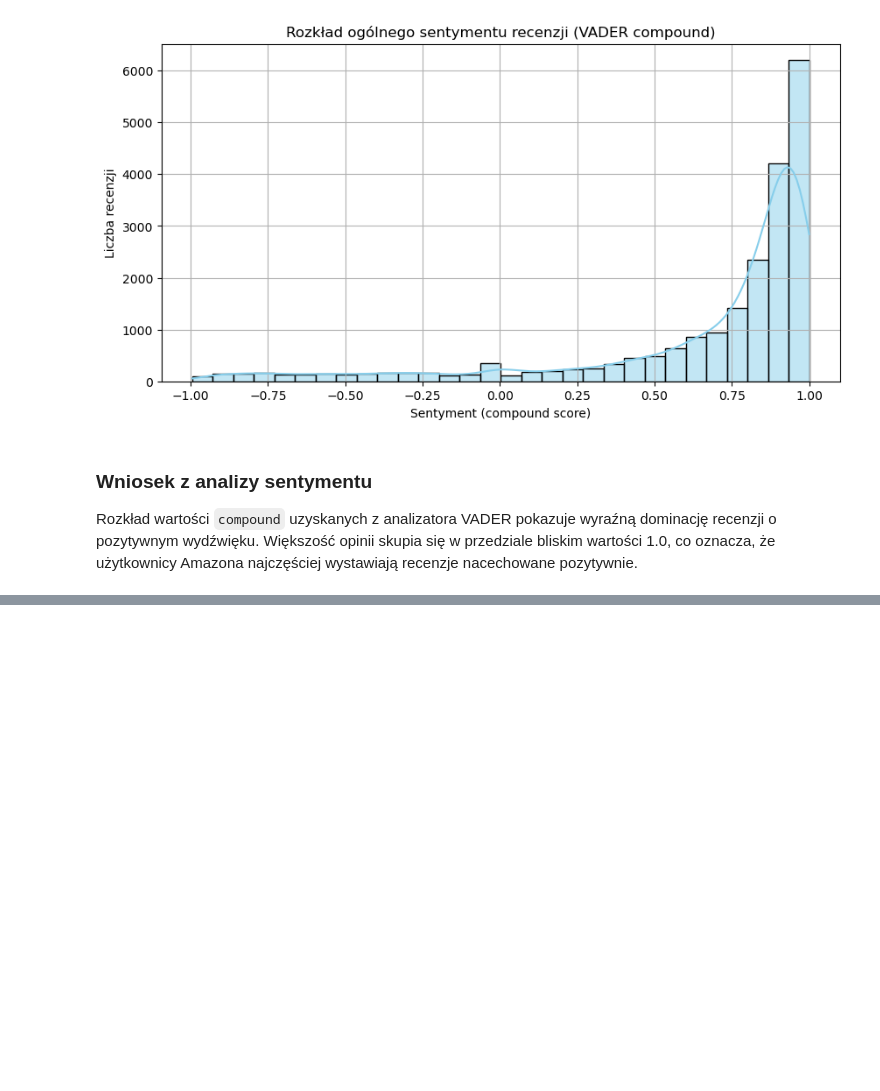
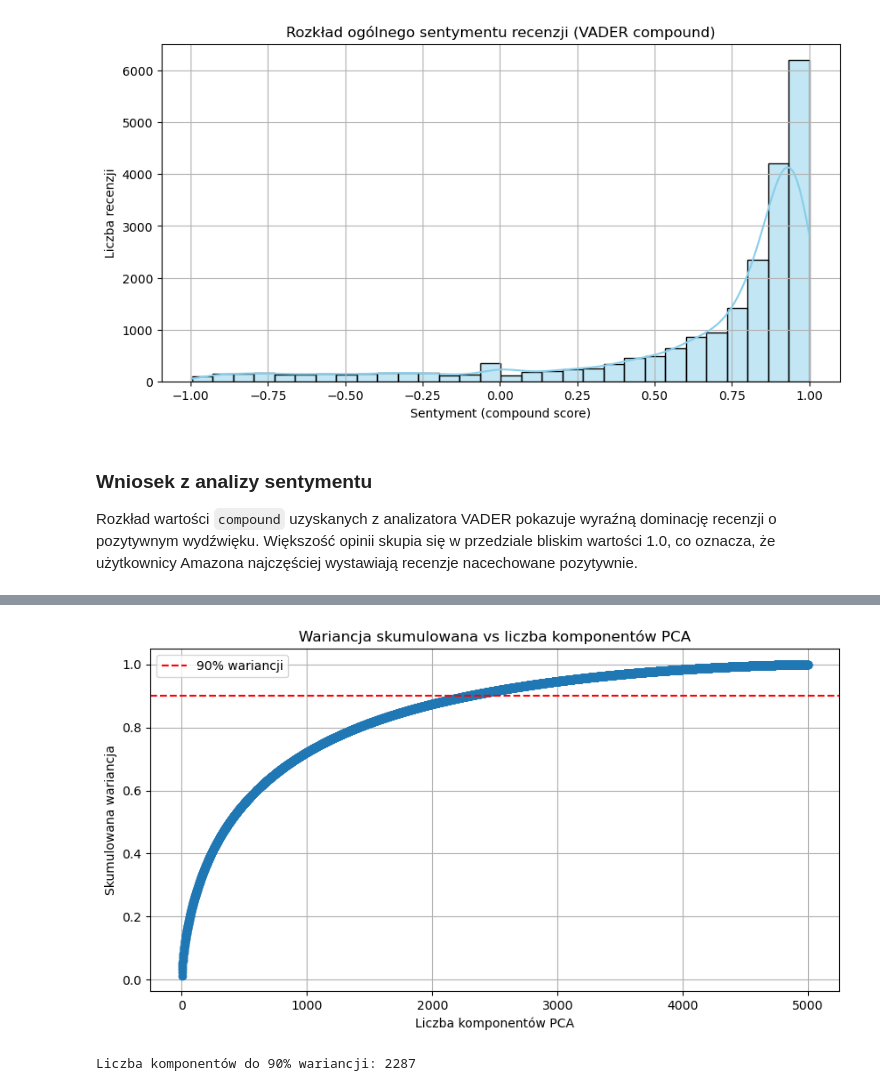
Before and after one commit to StaryDron/Amazon_Reviews_ML_Project, a Jupyter notebook: Checkpoint_1.ipynb, the cells around one changed output, grey strips where cells are left out. Saved outputs shown, nothing was run; the diff lists cells and outputs as text; code cells hidden in the pictures; blank space fills up the shorter version.

```diff
--- a/Checkpoint_1.ipynb
+++ b/Checkpoint_1.ipynb
@@ -224,0 +275,11 @@ Rozkład wartości `compound` uzyskanych z analizatora VADER pokazuje wyraźną
+# %%
+from sklearn.feature_extraction.text import TfidfVectorizer
+
+vectorizer=TfidfVectorizer(max_features=5000)
+X_tfidf= vectorizer.fit_transform(df["processed_text"])
+
+print(f"Rozmiar macierzy TF-IDF: {X_tfidf.shape}")
+print(f"Typ obiektu: {type(X_tfidf)}")
+
+tfidf_df = pd.DataFrame(X_tfidf.toarray(), columns=vectorizer.get_feature_names_out())
+tfidf_df.iloc[0].sort_values(ascending=False).head(10)
@@ -224,0 +306,25 @@ Rozkład wartości `compound` uzyskanych z analizatora VADER pokazuje wyraźną
+# %%
+from sklearn.decomposition import PCA
+
+pca_full=PCA()
+X_pca_full = pca_full.fit_transform(X_tfidf.toarray())
+# %%
+import numpy as np
+
+explained_var=np.cumsum(pca_full.explained_variance_ratio_)
+
+plt.figure(figsize=(10, 5))
+plt.plot(range(1, len(explained_var) + 1), explained_var, marker='o')
+plt.axhline(0.90, color='r', linestyle='--', label='90% wariancji')
+plt.title("Wariancja skumulowana vs liczba komponentów PCA")
+plt.xlabel("Liczba komponentów PCA")
+plt.ylabel("Skumulowana wariancja")
+plt.grid(True)
+plt.legend()
+plt.show()
+
+n_components_90 = np.argmax(explained_var >= 0.90) + 1
+print(f"Liczba komponentów do 90% wariancji: {n_components_90}")
+# %% [output]
+[figure, added]
+Liczba komponentów do 90% wariancji: 2287
```
Also changed, not shown: parts of 11 cells of this notebook.
